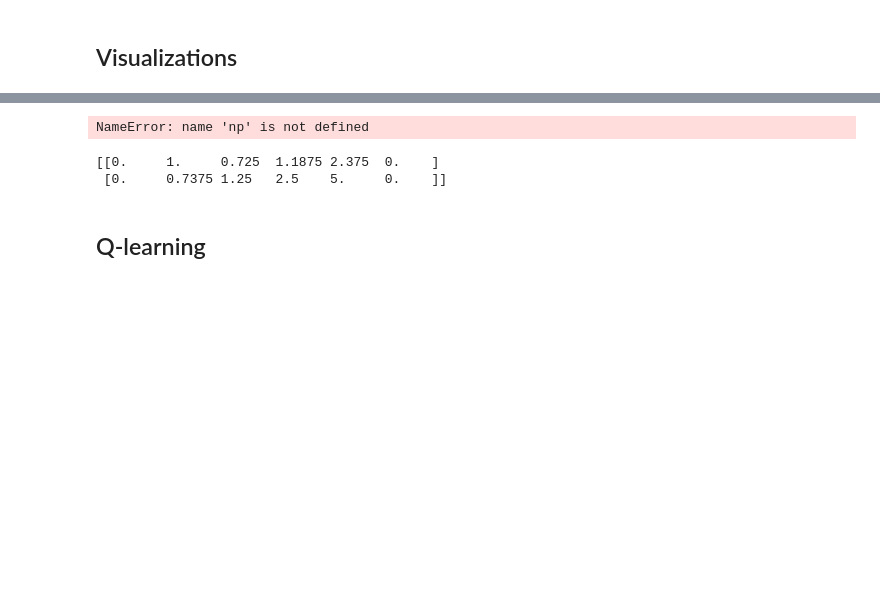
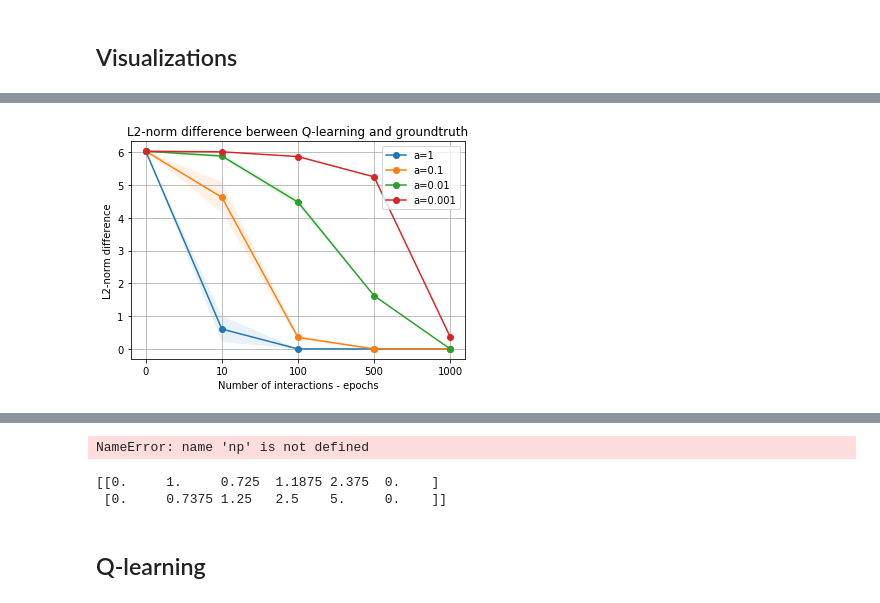
Before and after one commit to giannislelekas/IN4320-ML, a Jupyter notebook: src/Reinforcement Learning.ipynb, the cells around one changed output, grey strips where cells are left out. Drawn from its saved outputs; the diff is of its cells as text; code cells hidden in the pictures; blank space fills up the shorter version.

```diff
--- a/src/Reinforcement Learning.ipynb
+++ b/src/Reinforcement Learning.ipynb
@@ -143,0 +244,13 @@ def divQlearn(Q_star, gamma, alpha, epsilon, epochs, rep, R, P):
+# %%
+epochs = np.array([0, 10, 100, 500, 10000])
+Q_star = np.array([[0.0, 1.0, 0.5, 0.625, 1.25, 0.0], [0.0, 0.625, 1.25, 2.5, 5.0, 0.0]])
+#print(Q_star)
+
+gamma = 0.5
+alpha = [1, 0.1, 0.01, 0.001]
+epsilon = 0.3
+rep = 5
+
+divQlearn_alpha(Q_star, 0.5, alpha, epsilon, epochs, rep, R, 0)
+# %% [output]
+[figure, added]
```
Also changed, not shown: parts of 24 cells of this notebook.
